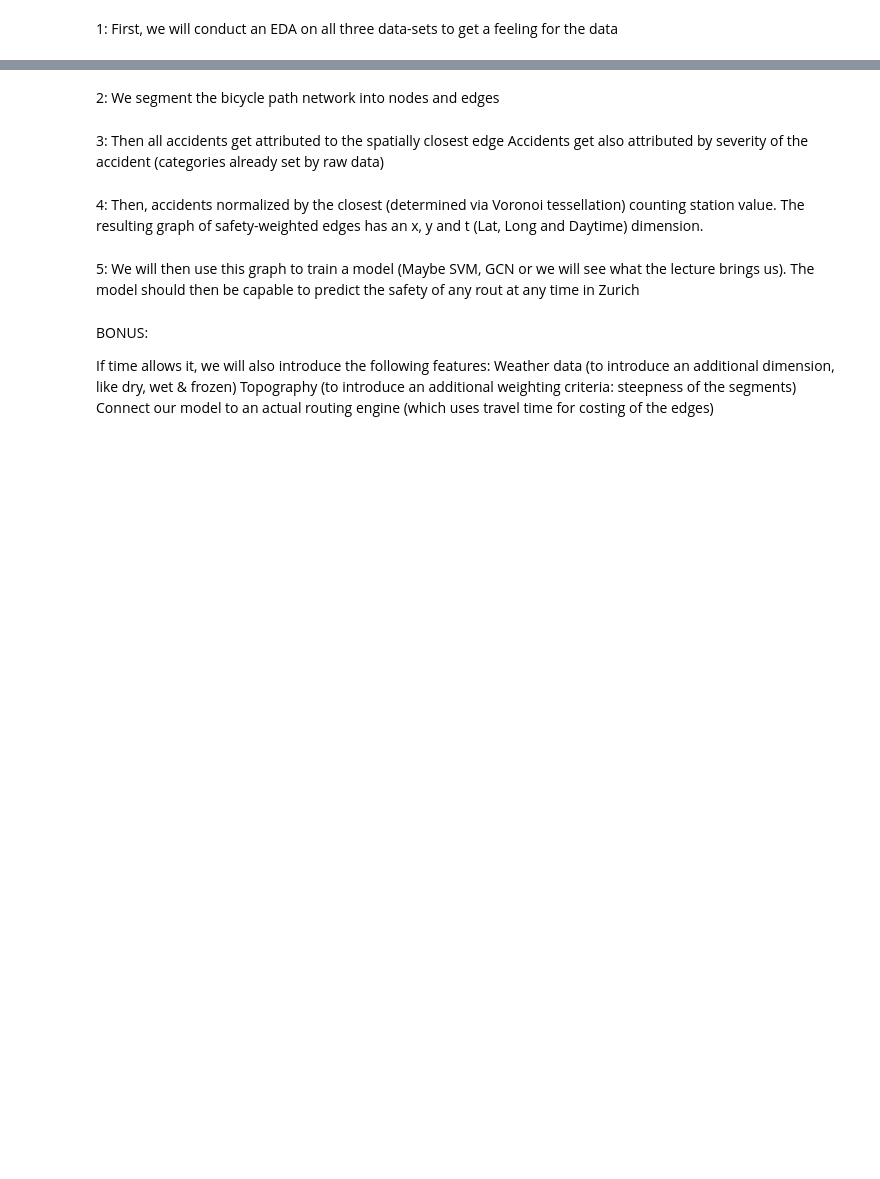
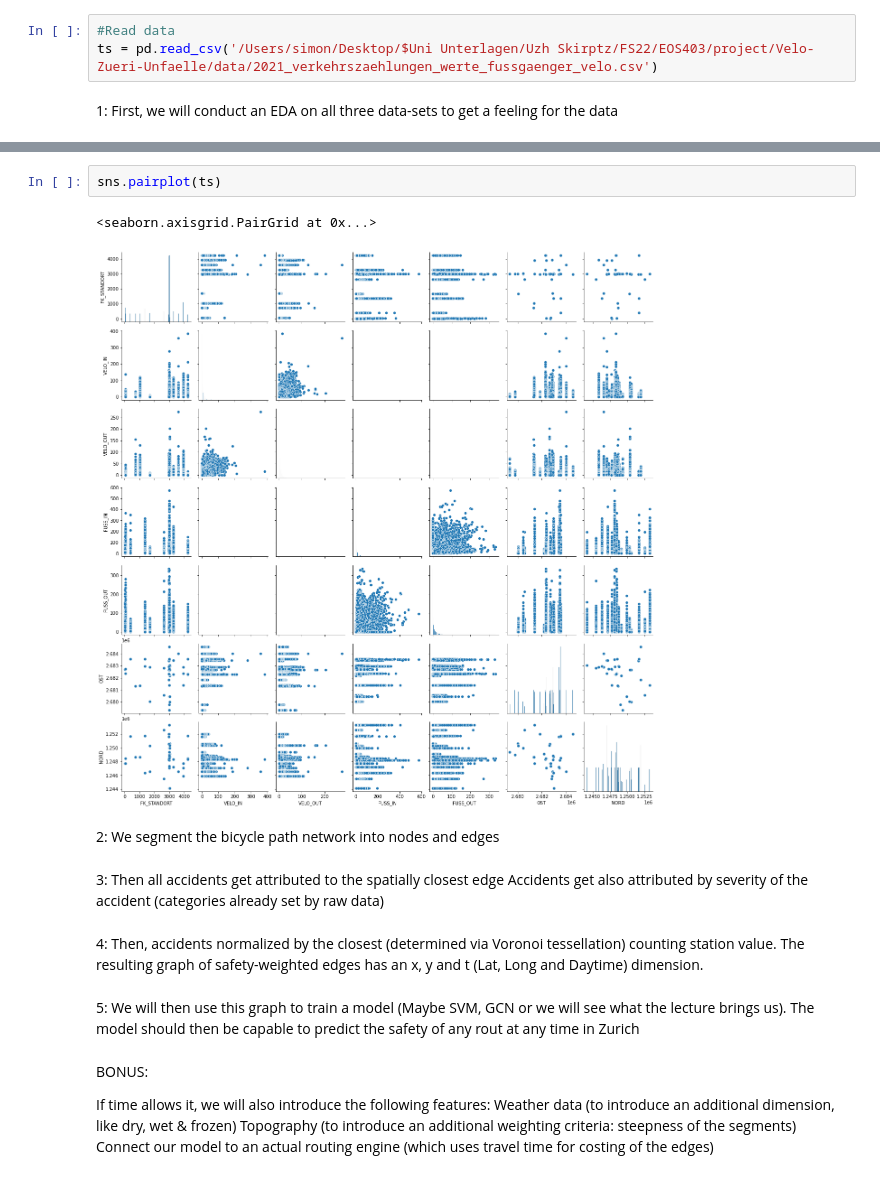
Before and after one commit to thereallinusrg/Velo-Zueri-Unfaelle, a Jupyter notebook: simon-notebook.ipynb, the cells around one changed output, grey strips where cells are left out. Saved outputs shown, nothing was run; the diff lists cells and outputs as text; blank space fills up the shorter version.

```diff
--- a/simon-notebook.ipynb
+++ b/simon-notebook.ipynb
@@ -5,2 +21,5 @@ Hello World
+# %%
+#Read data
+ts = pd.read_csv('/Users/simon/Desktop/$Uni Unterlagen/Uzh Skirptz/FS22/EOS403/project/Velo-Zueri-Unfaelle/data/2021_verkehrszaehlungen_werte_fussgaenger_velo.csv')
 # %% [markdown]
 1: First, we will conduct an EDA on all three data-sets to get a feeling for the data
@@ -7,3 +64,8 @@ Hello World
+# %%
+sns.pairplot(ts)
+# %% [output]
+<seaborn.axisgrid.PairGrid at 0x...>
+[figure, added]
 # %% [markdown]
 2: We segment the bicycle path network into nodes and edges
 # %% [markdown]
```
Also changed, not shown: parts of 5 cells of this notebook.
